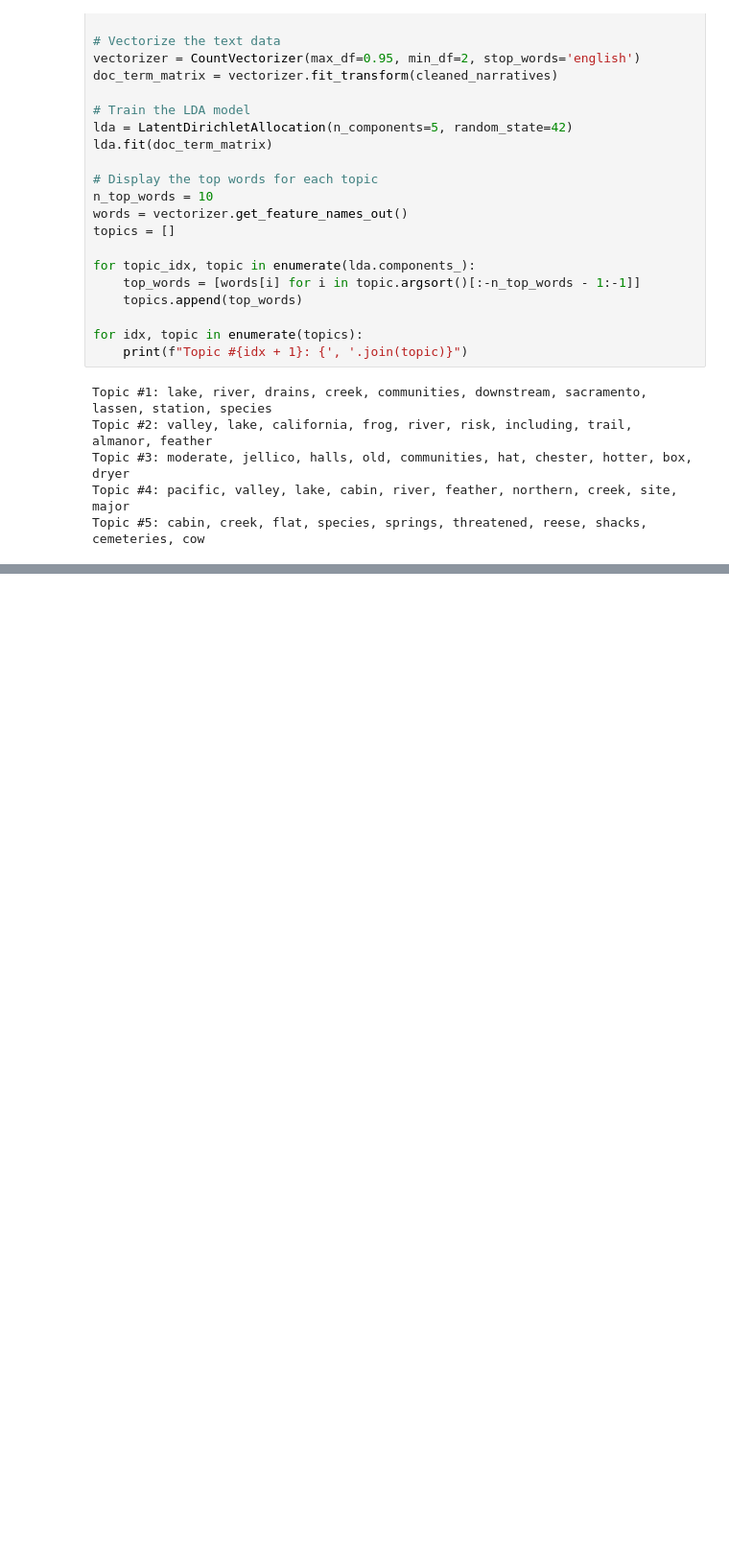
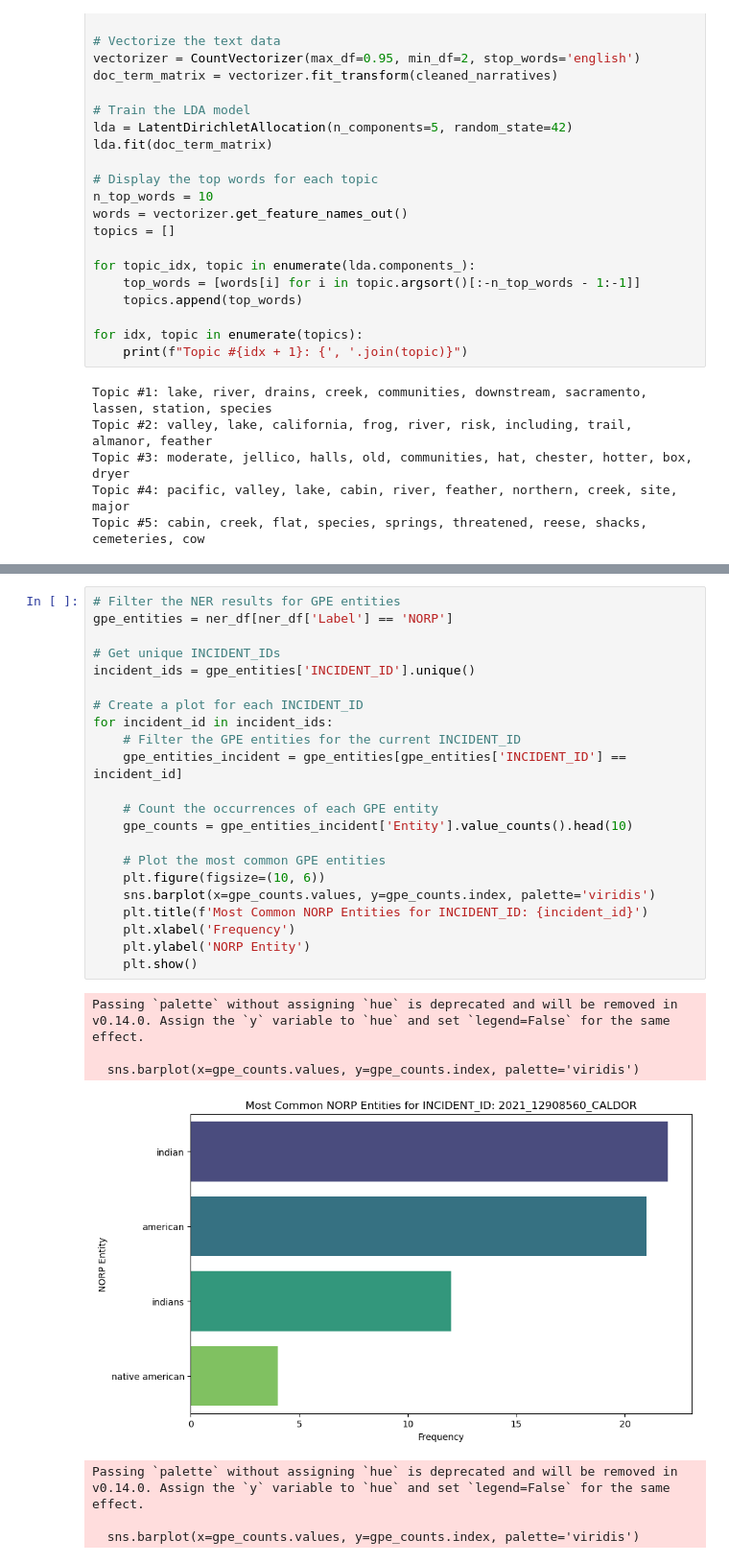
Before and after one commit to lucap1211/EA_fire_project, a Jupyter notebook: dixie-caldor-clean-and-rework-current-threat.ipynb, the cells around one changed output, grey strips where cells are left out. Shown at 96% size. Cells and saved outputs as stored; diff of their text form; blank space fills up the shorter version.

```diff
--- a/dixie-caldor-clean-and-rework-current-threat.ipynb
+++ b/dixie-caldor-clean-and-rework-current-threat.ipynb
@@ -336,0 +554,30 @@ ModuleNotFoundError: No module named 'spacy'
+# %%
+# Filter the NER results for GPE entities
+gpe_entities = ner_df[ner_df['Label'] == 'NORP']
+
+# Get unique INCIDENT_IDs
+incident_ids = gpe_entities['INCIDENT_ID'].unique()
+
+# Create a plot for each INCIDENT_ID
+for incident_id in incident_ids:
+    # Filter the GPE entities for the current INCIDENT_ID
+    gpe_entities_incident = gpe_entities[gpe_entities['INCIDENT_ID'] == incident_id]
+
+    # Count the occurrences of each GPE entity
+    gpe_counts = gpe_entities_incident['Entity'].value_counts().head(10)
+
+    # Plot the most common GPE entities
+    plt.figure(figsize=(10, 6))
+    sns.barplot(x=gpe_counts.values, y=gpe_counts.index, palette='viridis')
+    plt.title(f'Most Common NORP Entities for INCIDENT_ID: {incident_id}')
+    plt.xlabel('Frequency')
+    plt.ylabel('NORP Entity')
+    plt.show()
+# %% [output]
+Passing `palette` without assigning `hue` is deprecated and will be removed in v0.14.0. Assign the `y` variable to `hue` and set `legend=False` for the same effect.
+
+  sns.barplot(x=gpe_counts.values, y=gpe_counts.index, palette='viridis')
+[figure, added]
+Passing `palette` without assigning `hue` is deprecated and will be removed in v0.14.0. Assign the `y` variable to `hue` and set `legend=False` for the same effect.
+
+  sns.barplot(x=gpe_counts.values, y=gpe_counts.index, palette='viridis')
```
Also changed, not shown: parts of 10 cells of this notebook, 2 other files.
